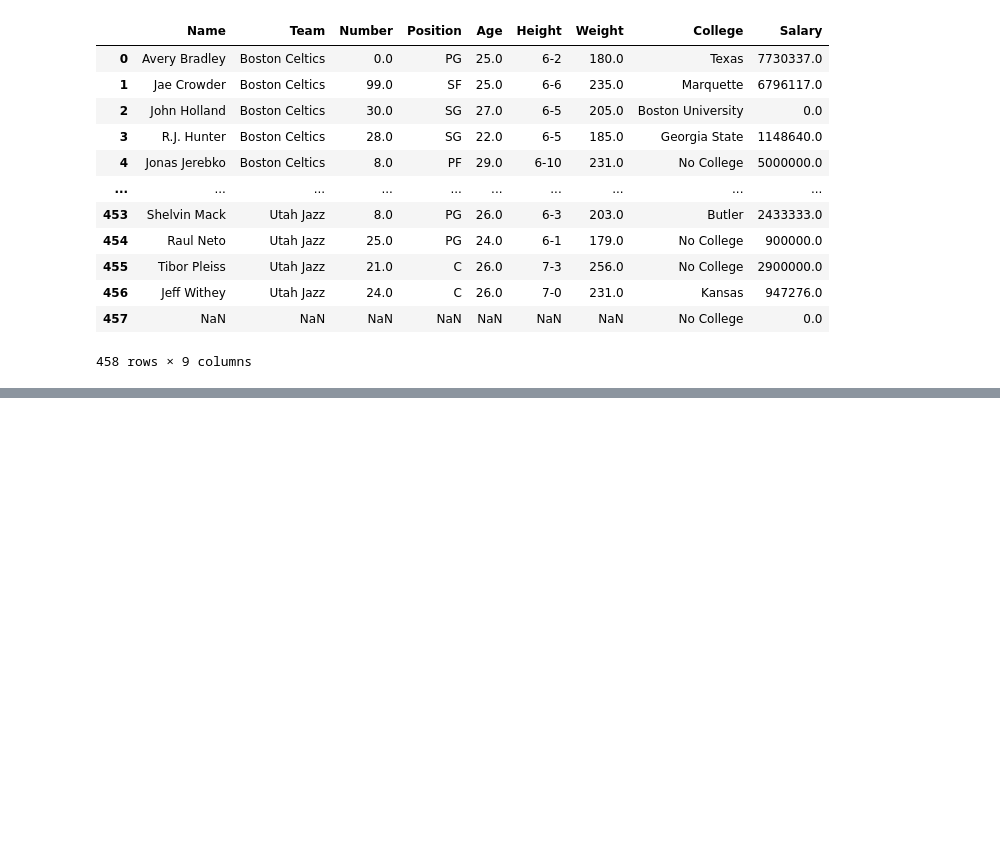
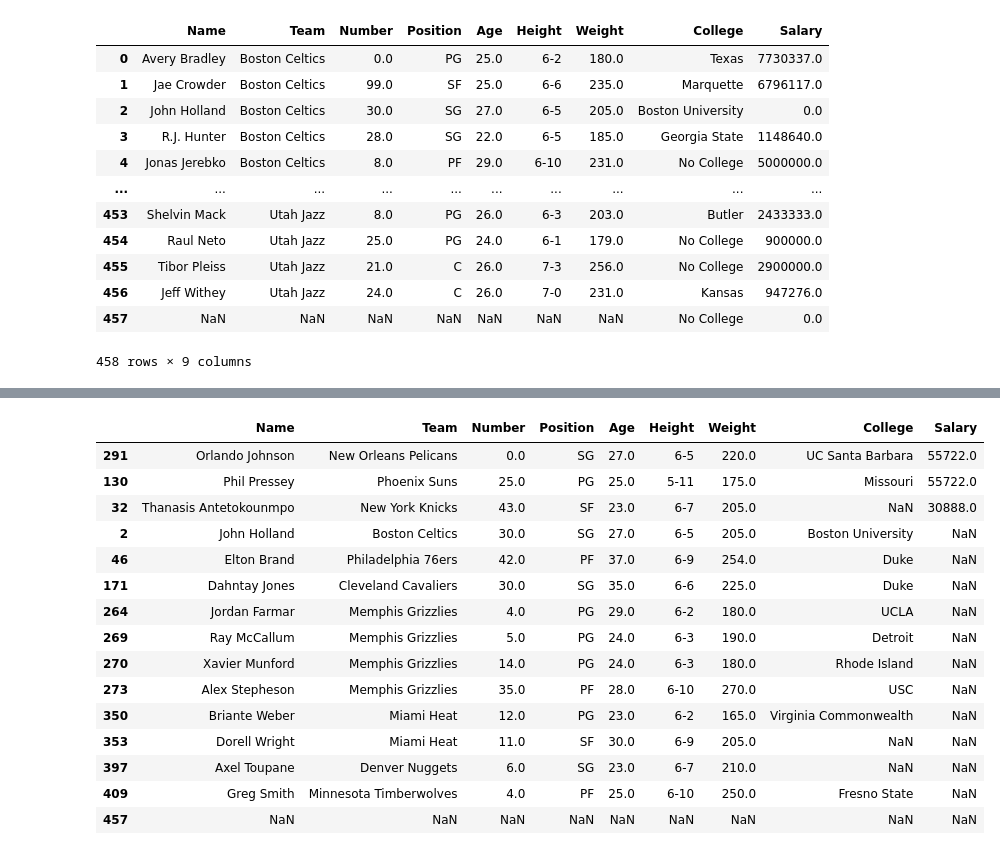
Before and after one commit to subhayan-bhattacharya/pandas-sample-1, a Jupyter notebook: Dataframes-1.ipynb, the cells around one changed output, grey strips where cells are left out. Cells and saved outputs as stored; diff of their text form; code cells hidden in the pictures; blank space fills up the shorter version.

```diff
--- a/Dataframes-1.ipynb
+++ b/Dataframes-1.ipynb
@@ -463,0 +529,21 @@ nba
+# %%
+nba = pd.read_csv('nba.csv')
+nba.sort_values("Salary").tail(15) # So when we sort a column and if it has null values they would be placed at the bottom
+nba.sort_values("Salary", ascending = False).tail(15) # Inspite of doing a descending sort they are still at the end
+# %% [output]
+|  | Name | Team | Number | Position | Age | Height | Weight | College | Salary |
+| 291 | Orlando Johnson | New Orleans Pelicans | 0.0 | SG | 27.0 | 6-5 | 220.0 | UC Santa Barbara | 55722.0 |
+| 130 | Phil Pressey | Phoenix Suns | 25.0 | PG | 25.0 | 5-11 | 175.0 | Missouri | 55722.0 |
+| 32 | Thanasis Antetokounmpo | New York Knicks | 43.0 | SF | 23.0 | 6-7 | 205.0 | NaN | 30888.0 |
+| 2 | John Holland | Boston Celtics | 30.0 | SG | 27.0 | 6-5 | 205.0 | Boston University | NaN |
+| 46 | Elton Brand | Philadelphia 76ers | 42.0 | PF | 37.0 | 6-9 | 254.0 | Duke | NaN |
+| 171 | Dahntay Jones | Cleveland Cavaliers | 30.0 | SG | 35.0 | 6-6 | 225.0 | Duke | NaN |
+| 264 | Jordan Farmar | Memphis Grizzlies | 4.0 | PG | 29.0 | 6-2 | 180.0 | UCLA | NaN |
+| 269 | Ray McCallum | Memphis Grizzlies | 5.0 | PG | 24.0 | 6-3 | 190.0 | Detroit | NaN |
+| 270 | Xavier Munford | Memphis Grizzlies | 14.0 | PG | 24.0 | 6-3 | 180.0 | Rhode Island | NaN |
+| 273 | Alex Stepheson | Memphis Grizzlies | 35.0 | PF | 28.0 | 6-10 | 270.0 | USC | NaN |
+| 350 | Briante Weber | Miami Heat | 12.0 | PG | 23.0 | 6-2 | 165.0 | Virginia Commonwealth | NaN |
+| 353 | Dorell Wright | Miami Heat | 11.0 | SF | 30.0 | 6-9 | 205.0 | NaN | NaN |
+| 397 | Axel Toupane | Denver Nuggets | 6.0 | SG | 23.0 | 6-7 | 210.0 | NaN | NaN |
+| 409 | Greg Smith | Minnesota Timberwolves | 4.0 | PF | 25.0 | 6-10 | 250.0 | Fresno State | NaN |
+| 457 | NaN | NaN | NaN | NaN | NaN | NaN | NaN | NaN | NaN |
```
Also changed, not shown: parts of 21 cells of this notebook.
